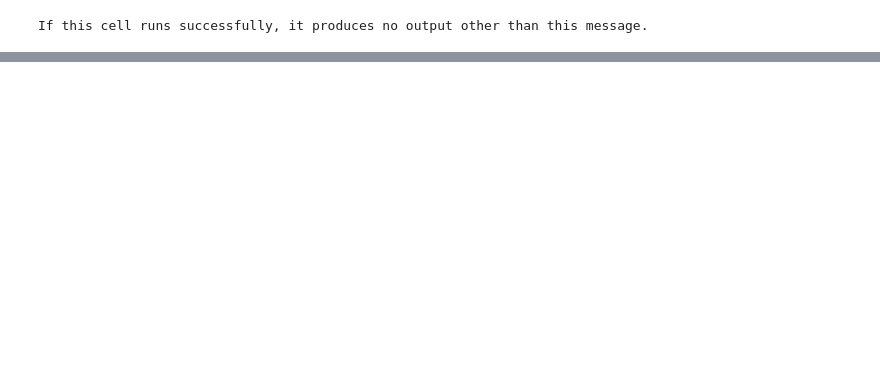
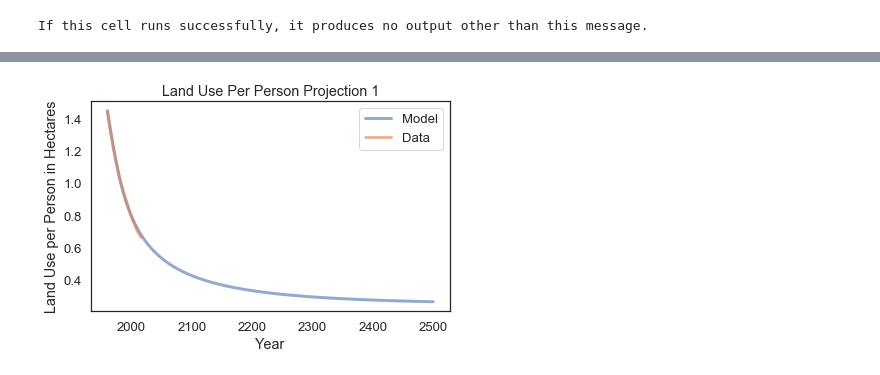
Before and after one commit to ANordwall/ModSimPy, a Jupyter notebook: code/!Project.ipynb, the cells around one changed output, grey strips where cells are left out. Cells and saved outputs as stored; diff of their text form; code cells hidden in the pictures; blank space fills up the shorter version.

```diff
--- a/code/!Project.ipynb
+++ b/code/!Project.ipynb
@@ -81,4 +20,0 @@ def run_simulation_PP(system, update_func):
-# %%
-results = run_simulation(systemLandPP, land_PP_change)
-plot (results_PP)
-plot (years, land_use_pp)
@@ -162,0 +150,10 @@ def decay_sim ():
+# %%
+results = run_simulation_PP(systemLandPP)
+plot (results, label='Model')
+plot (years, land_use_pp_data, label='Data')
+
+decorate(xlabel='Year',
+        ylabel='Land Use per Person in Hectares',
+        title='Land Use Per Person Projection 1')
+# %% [output]
+[figure, added]
```
Also changed, not shown: parts of 38 cells of this notebook.
